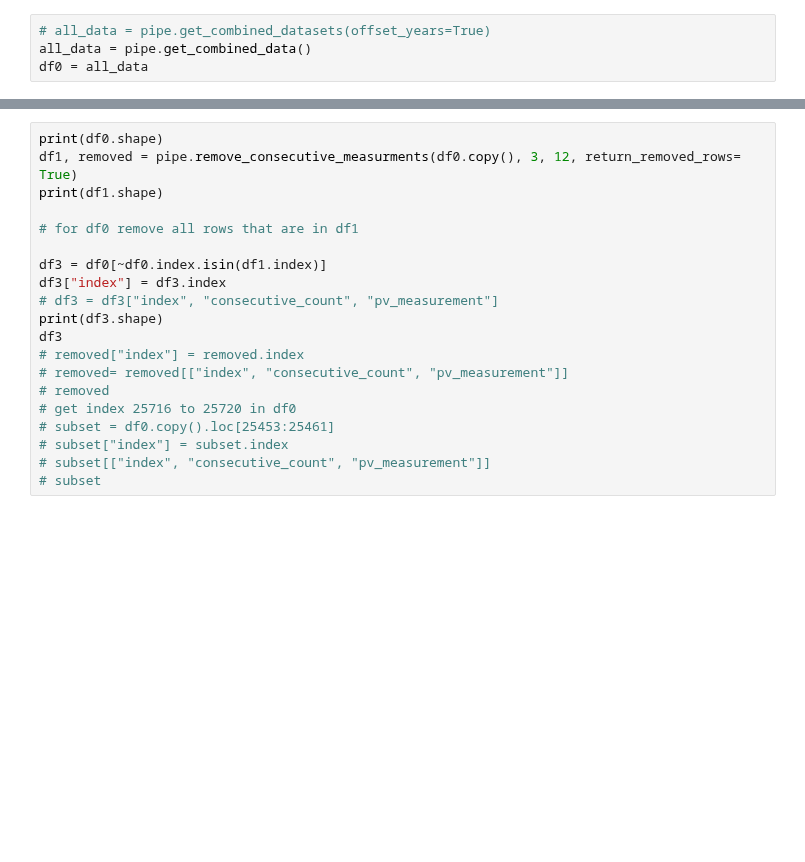
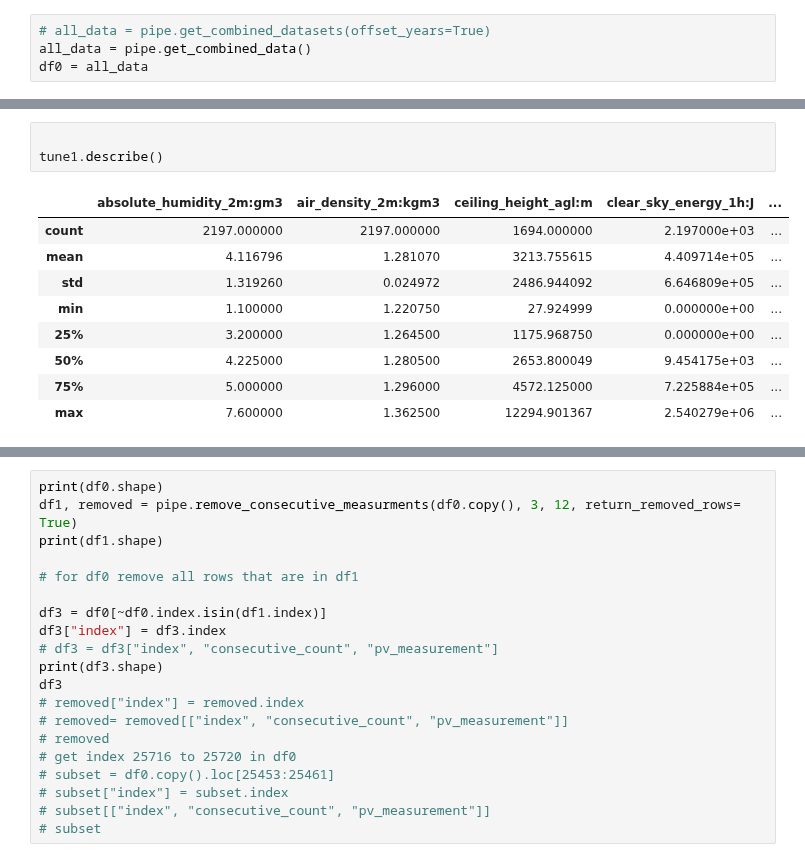
Before and after one commit to mikaelste/TDT4173-project, a Jupyter notebook: mats/dora_pipeline.ipynb, the cells around one changed output, grey strips where cells are left out. Drawn from its saved outputs; the diff is of its cells as text; blank space fills up the shorter version.

```diff
--- a/mats/dora_pipeline.ipynb
+++ b/mats/dora_pipeline.ipynb
@@ -53,0 +54,13 @@ lag_new[lag_columns]
+# %%
+
+tune1.describe()
+# %% [output]
+|  | absolute_humidity_2m:gm3 | air_density_2m:kgm3 | ceiling_height_agl:m | clear_sky_energy_1h:J | ... |
+| count | 2197.000000 | 2197.000000 | 1694.000000 | 2.197000e+03 | ... |
+| mean | 4.116796 | 1.281070 | 3213.755615 | 4.409714e+05 | ... |
+| std | 1.319260 | 0.024972 | 2486.944092 | 6.646809e+05 | ... |
+| min | 1.100000 | 1.220750 | 27.924999 | 0.000000e+00 | ... |
+| 25% | 3.200000 | 1.264500 | 1175.968750 | 0.000000e+00 | ... |
+| 50% | 4.225000 | 1.280500 | 2653.800049 | 9.454175e+03 | ... |
+| 75% | 5.000000 | 1.296000 | 4572.125000 | 7.225884e+05 | ... |
+| max | 7.600000 | 1.362500 | 12294.901367 | 2.540279e+06 | ... |
```
Also changed, not shown: parts of 9 cells of this notebook, 4 other files.
